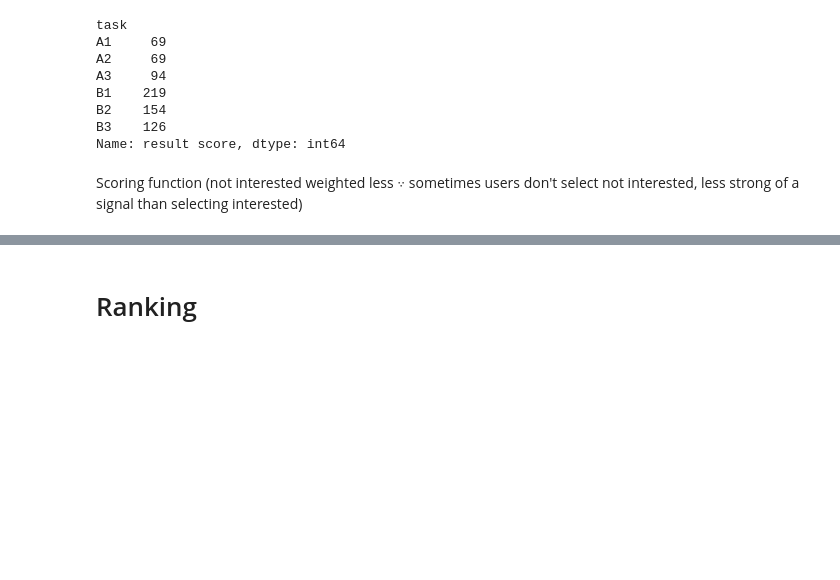
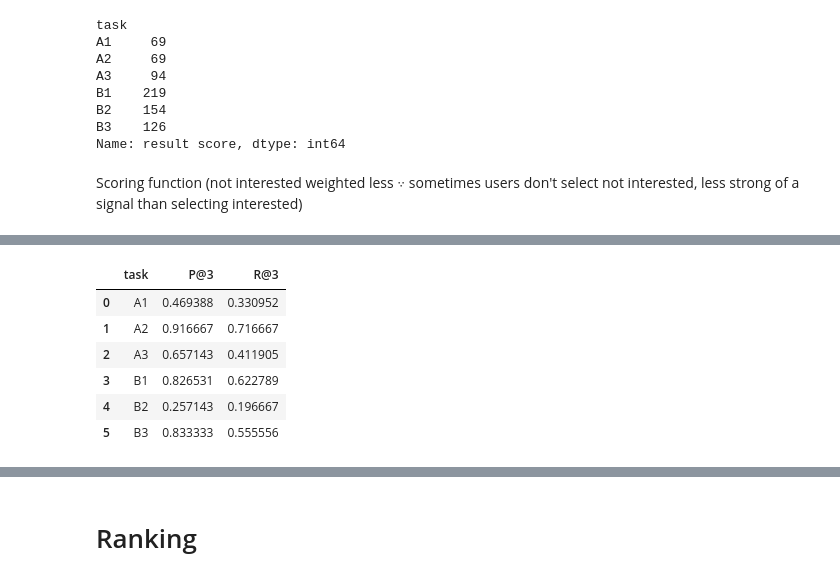
Before and after one commit to dorisjlee/viz-summarization, a Jupyter notebook: ipynb/User Study Results and Paper Statistics.ipynb, the cells around one changed output, grey strips where cells are left out. Cells and saved outputs as stored; diff of their text form; code cells hidden in the pictures; blank space fills up the shorter version.

```diff
--- a/ipynb/User Study Results and Paper Statistics.ipynb
+++ b/ipynb/User Study Results and Paper Statistics.ipynb
@@ -61,0 +111,10 @@ Name: result score, dtype: float64
+# %%
+compute_average_PR_at_k_over_all_data(3)
+# %% [output]
+|  | task | P@3 | R@3 |
+| 0 | A1 | 0.469388 | 0.330952 |
+| 1 | A2 | 0.916667 | 0.716667 |
+| 2 | A3 | 0.657143 | 0.411905 |
+| 3 | B1 | 0.826531 | 0.622789 |
+| 4 | B2 | 0.257143 | 0.196667 |
+| 5 | B3 | 0.833333 | 0.555556 |
```
Also changed, not shown: parts of 9 cells of this notebook.
